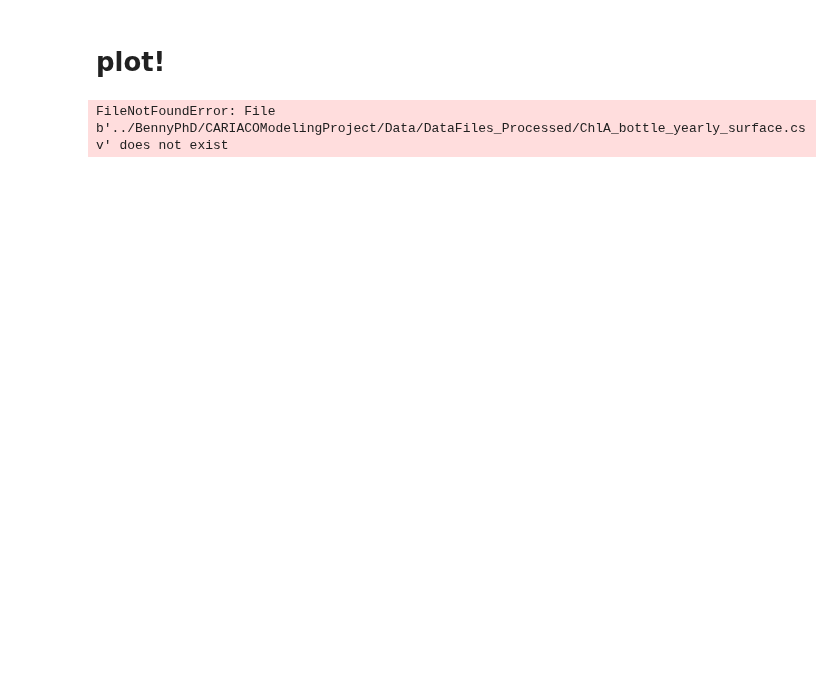
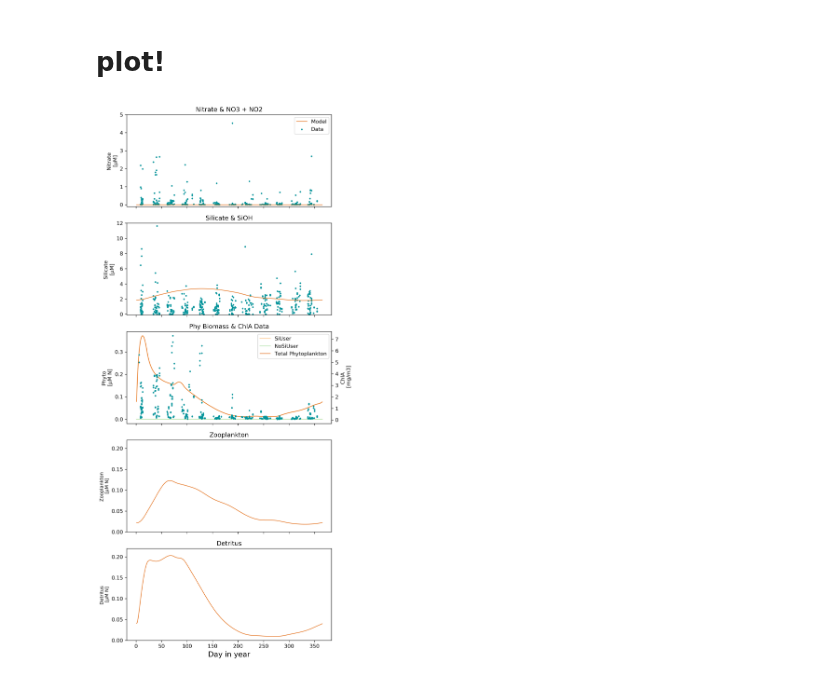
Before and after one commit to ben1post/BennyPhD, a Jupyter notebook: ToyModels/PhytoSFDM_ToyModel_MondayPres_01-Copy1.ipynb, the cells around one changed output. Saved outputs shown, nothing was run; the diff lists cells and outputs as text; code cells hidden in the pictures; blank space fills up the shorter version.

Commit message:
Update PhytoSFDM_ToyModel_MondayPres_01-Copy1.ipynb
quick fix for file path errors

```diff
--- a/ToyModels/PhytoSFDM_ToyModel_MondayPres_01-Copy1.ipynb
+++ b/ToyModels/PhytoSFDM_ToyModel_MondayPres_01-Copy1.ipynb
@@ -271,14 +271,12 @@ timedays = timedays_model[1:366]
 # plot!
 # %%
 # read yearly data (for comparison to model) from Cariaco
-ChlA = pandas.read_csv('../BennyPhD/CARIACOModelingProject/Data/DataFiles_Processed/ChlA_bottle_yearly_surface.csv')
+ChlA = pandas.read_csv('../CARIACOModelingProject/Data/DataFiles_Processed/ChlA_bottle_yearly_surface.csv')
 
-NO3NO2 = pandas.read_csv('../BennyPhD/CARIACOModelingProject/Data/DataFiles_Processed/NO3NO2_bottle_yearly_surface.csv')
+NO3NO2 = pandas.read_csv('../CARIACOModelingProject/Data/DataFiles_Processed/NO3NO2_bottle_yearly_surface.csv')
 
-SiOH_UDO = pandas.read_csv('../BennyPhD/CARIACOModelingProject/Data/DataFiles_Processed/SiOH_UDO_bottle_yearly_surface.csv')
-SiOH_USF = pandas.read_csv('../BennyPhD/CARIACOModelingProject/Data/DataFiles_Processed/SiOH_USF_bottle_yearly_surface.csv')
+SiOH_UDO = pandas.read_csv('../CARIACOModelingProject/Data/DataFiles_Processed/SiOH_UDO_bottle_yearly_surface.csv')
+SiOH_USF = pandas.read_csv('../CARIACOModelingProject/Data/DataFiles_Processed/SiOH_USF_bottle_yearly_surface.csv')
-# %% [output]
-FileNotFoundError: File b'../BennyPhD/CARIACOModelingProject/Data/DataFiles_Processed/ChlA_bottle_yearly_surface.csv' does not exist
 # %%
 #make plot larger and more visible on dark background:
 plt.rcParams['figure.figsize'] = [7, 6]
@@ -317,7 +315,7 @@ ax1.plot(timedays, outarraySiNo[:, 0], c=colors[4], lw=lws[0], alpha=alphas[0],
 ax1.set_ylabel('Nitrate \n' '[µM]', multialignment='center', fontsize=10)
 ax1.set_ylim(-0.1, 5)
 
-ax1.ticklabel_format(style='sci',scilimits=(0,0))
+#ax1.ticklabel_format(style='sci',scilimits=(0,0))
 
 ax1.scatter(NO3NO2['yday'].values, NO3NO2['NO3NO2'].values, c=colors[1],s=4.3, label='Data')
 ax1.set_title('Nitrate & NO3 + NO2')
@@ -349,34 +347,36 @@ ax2.set_ylabel('Phyto \n' '[µM N]', multialignment='center', fontsize=10)
 ax2_tx = ax2.twinx()
 ax2_tx.scatter(ChlA['yday'].values, ChlA['ChlA'].values, c=colors[1],s=4.3)
 ax2_tx.set_ylabel('ChlA \n [mg/m3]')
 
 ax2.set_title('Phy Biomass & ChlA Data')
 ax2.legend()
 
 
 # Z
 ax3.plot(timedays, outarraySiNo[:, 1], c=colors[4], lw=lws[0], alpha=alphas[0])
 ax3.set_ylabel('Zooplankton \n' '[µM N]', multialignment='center', fontsize=9)
 ax3.tick_params('y', labelsize=10)
 
 ax3.set_title('Zooplankton')
 ax3.set_ylim(0, 0.22)
 
 # D
 ax4.plot(timedays, outarraySiNo[:, 2], c=colors[4], lw=lws[0], alpha=alphas[0])
 ax4.set_ylabel('Detritus \n' '[µM N]', multialignment='center', fontsize=9)
 
-ax3.set_title('Detritus')
+ax4.set_title('Detritus')
 
 ax4.set_xlabel('Day in year', fontsize=14)
 ax4.set_ylim(0, 0.22)
 # Legend
 
 
 #plt.subplots_adjust(hspace=0.01)
 f2.set_figheight(15)
 plt.tight_layout()
 plt.show()
+# %% [output]
+[figure, added]
 # %%
 mtypesSi_Full = outarraySiNo_Full[:, 3:3+NoMtypeSi]
 mtypesNo_Full = outarraySiNo_Full[:, 3+NoMtypeSi+1:3+NoMtypeSi+1+NoMtypeNo]
```
Also changed, not shown: parts of 3 cells of this notebook.
